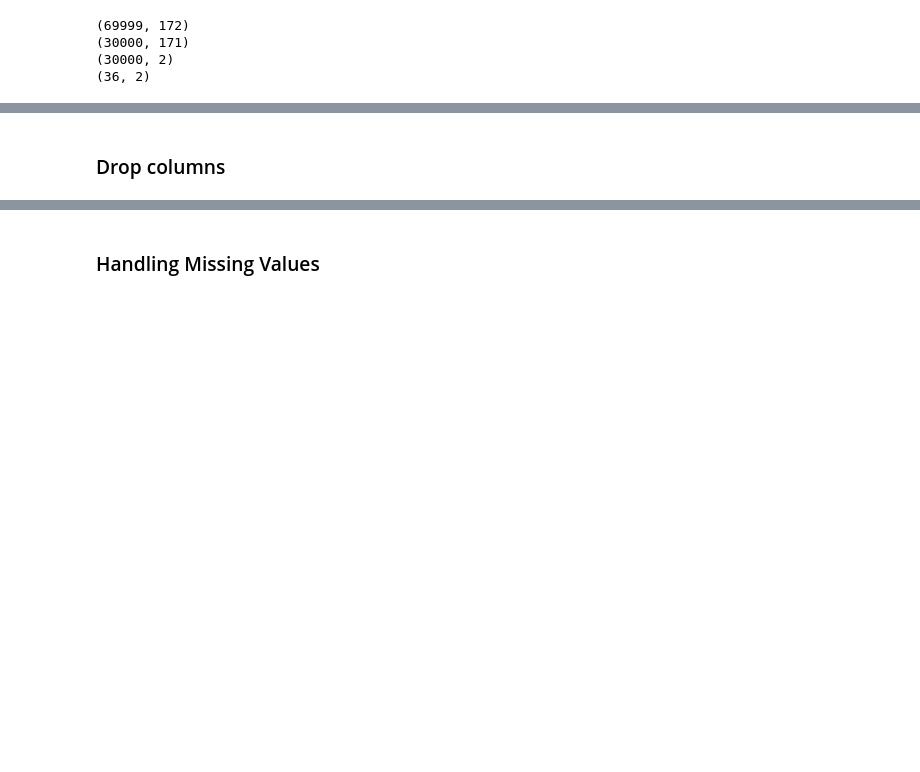
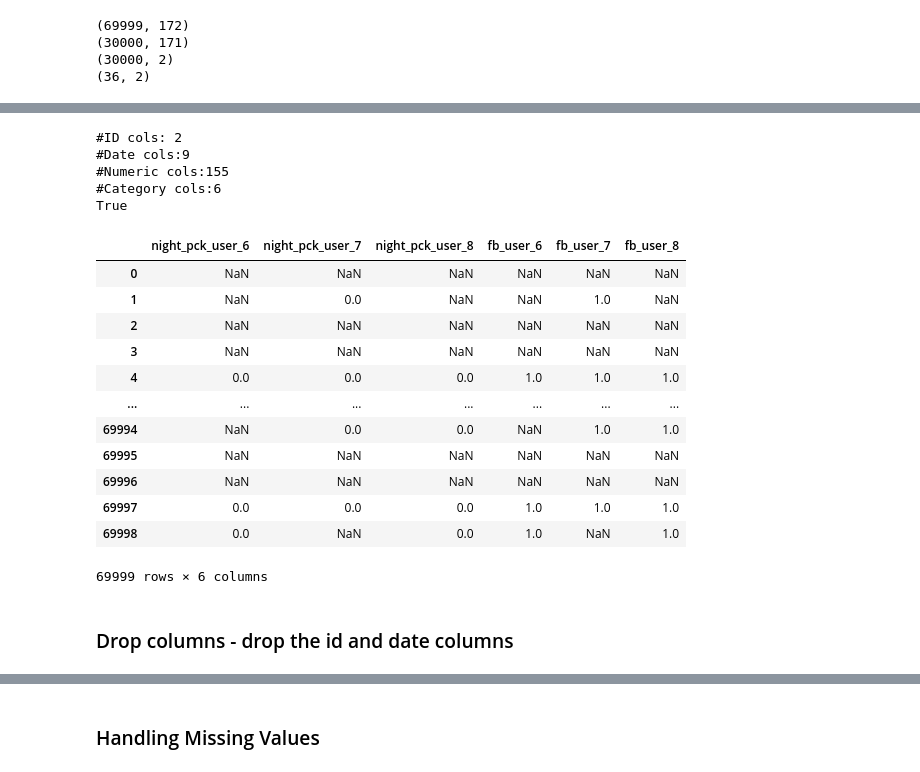
Before and after one commit to ncjanardhan-outlook/ncjpersonal, a Jupyter notebook: Telecom Churn Assignment/Chaitanya - Telecom Churn.ipynb, the cells around one changed output, grey strips where cells are left out. Cells and saved outputs as stored; diff of their text form; code cells hidden in the pictures; blank space fills up the shorter version.

```diff
--- a/Telecom Churn Assignment/Chaitanya - Telecom Churn.ipynb
+++ b/Telecom Churn Assignment/Chaitanya - Telecom Churn.ipynb
@@ -33,6 +58,6 @@ sns.distplot(churn['arpu_6'])
 # %%
 # create column name list by types of columns
-id_cols = ['mobile_number', 'circle_id']
+id_cols = ['id', 'circle_id']
 
 date_cols = ['last_date_of_month_6',
              'last_date_of_month_7',
@@ -60,8 +85,30 @@ print("#ID cols: %d\n#Date cols:%d\n#Numeric cols:%d\n#Category cols:%d" % (len(
 
 # check if we have missed any column or not
 print(len(id_cols) + len(date_cols) + len(num_cols) + len(cat_cols) == churn.shape[1])
+# %% [output]
+#ID cols: 2
+#Date cols:9
+#Numeric cols:155
+#Category cols:6
+True
+# %%
+dfChurn[cat_cols]
+# %% [output]
+|  | night_pck_user_6 | night_pck_user_7 | night_pck_user_8 | fb_user_6 | fb_user_7 | fb_user_8 |
+| 0 | NaN | NaN | NaN | NaN | NaN | NaN |
+| 1 | NaN | 0.0 | NaN | NaN | 1.0 | NaN |
+| 2 | NaN | NaN | NaN | NaN | NaN | NaN |
+| 3 | NaN | NaN | NaN | NaN | NaN | NaN |
+| 4 | 0.0 | 0.0 | 0.0 | 1.0 | 1.0 | 1.0 |
+| ... | ... | ... | ... | ... | ... | ... |
+| 69994 | NaN | 0.0 | 0.0 | NaN | 1.0 | 1.0 |
+| 69995 | NaN | NaN | NaN | NaN | NaN | NaN |
+| 69996 | NaN | NaN | NaN | NaN | NaN | NaN |
+| 69997 | 0.0 | 0.0 | 0.0 | 1.0 | 1.0 | 1.0 |
+| 69998 | 0.0 | NaN | 0.0 | 1.0 | NaN | 1.0 |
+69999 rows × 6 columns
 # %% [markdown]
-### Drop columns
+### Drop columns - drop the id and date columns
 # %%
 print("Shape before dropping: ", churn.shape)
 dfChurn = dfChurn.drop(id_cols + date_cols, axis=1)
```
Also changed, not shown: parts of 23 cells of this notebook.
